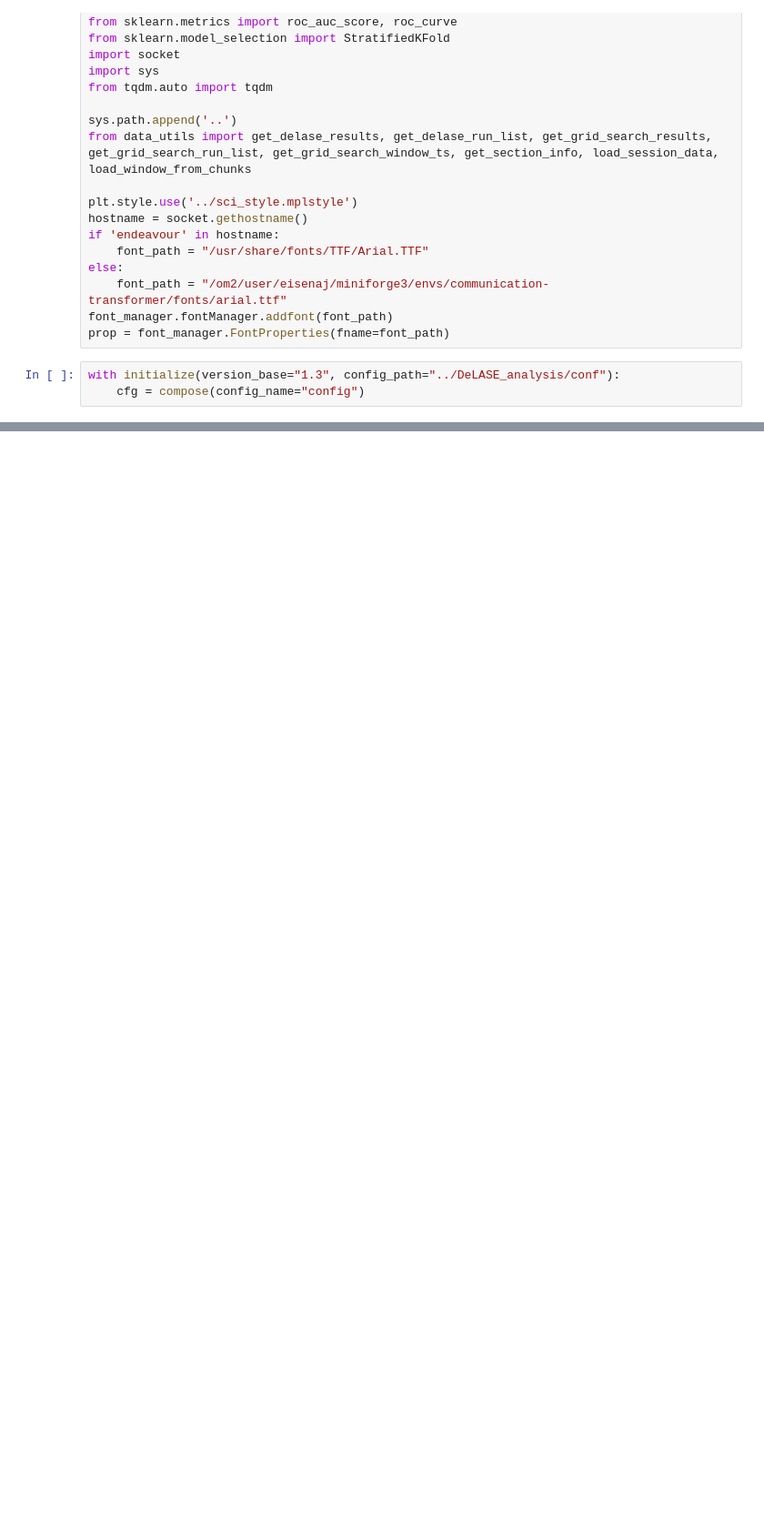
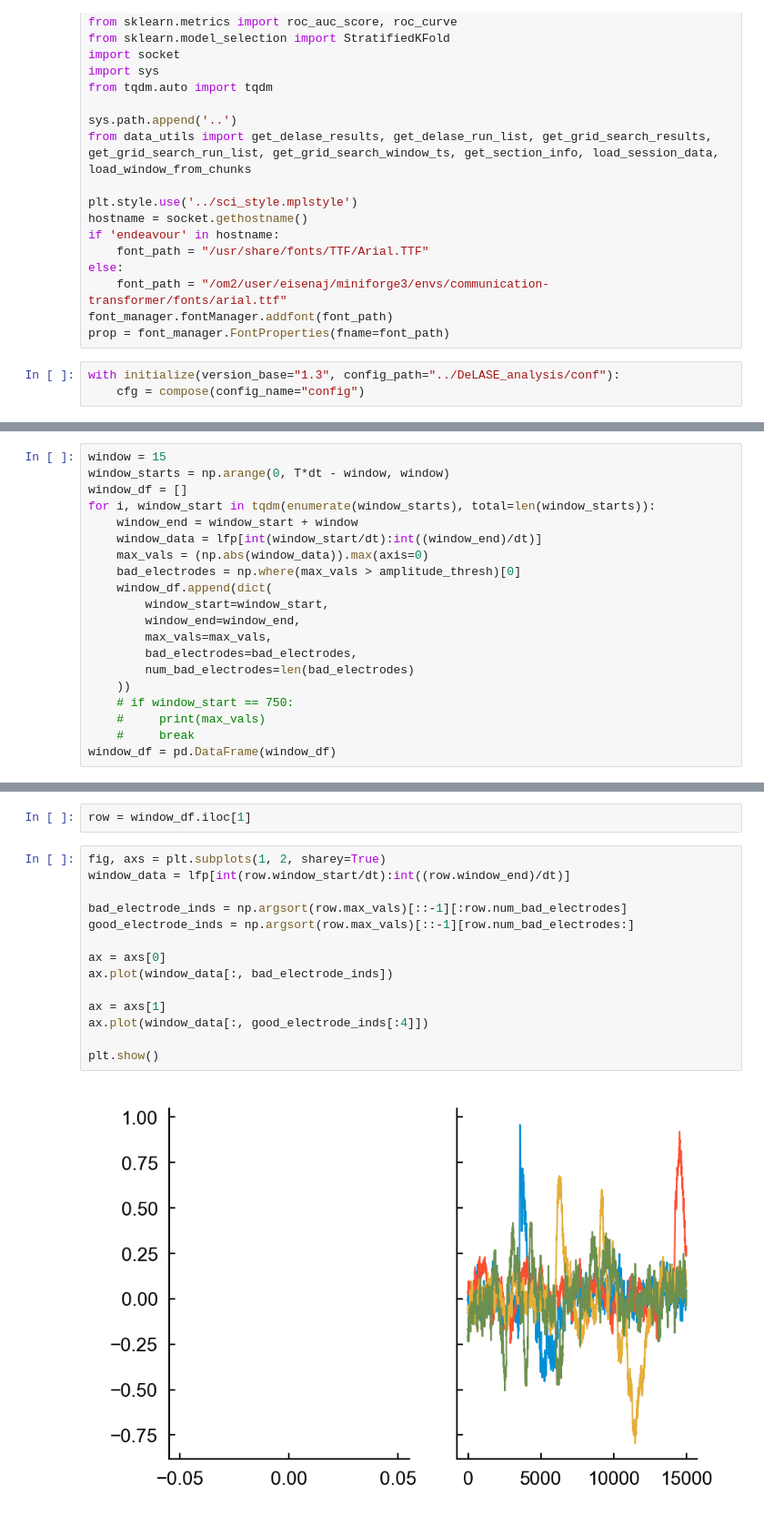
Before and after one commit to adamjeisen/UniversalUnconsciousness, a Jupyter notebook: _jupyter/2024-10-01 - Filtering Electrodes.ipynb, the cells around one changed output, grey strips where cells are left out. Shown: that part at 91% size. Saved outputs shown, nothing was run; the diff lists cells and outputs as text; blank space fills up the shorter version.

```diff
--- a/_jupyter/2024-10-01 - Filtering Electrodes.ipynb
+++ b/_jupyter/2024-10-01 - Filtering Electrodes.ipynb
@@ -295,0 +63,20 @@ len(np.where(bad_electrode_df.bad_electrode_inds.apply(lambda x: 18 in x))[0])/l
+# %%
+window = 15
+window_starts = np.arange(0, T*dt - window, window)
+window_df = []
+for i, window_start in tqdm(enumerate(window_starts), total=len(window_starts)):
+    window_end = window_start + window
+    window_data = lfp[int(window_start/dt):int((window_end)/dt)]
+    max_vals = (np.abs(window_data)).max(axis=0)
+    bad_electrodes = np.where(max_vals > amplitude_thresh)[0]
+    window_df.append(dict(
+        window_start=window_start,
+        window_end=window_end,
+        max_vals=max_vals,
+        bad_electrodes=bad_electrodes,
+        num_bad_electrodes=len(bad_electrodes)
+    ))
+    # if window_start == 750:
+    #     print(max_vals)
+    #     break
+window_df = pd.DataFrame(window_df)
@@ -295,0 +164,18 @@ len(np.where(bad_electrode_df.bad_electrode_inds.apply(lambda x: 18 in x))[0])/l
+# %%
+row = window_df.iloc[1]
+# %%
+fig, axs = plt.subplots(1, 2, sharey=True)
+window_data = lfp[int(row.window_start/dt):int((row.window_end)/dt)]
+
+bad_electrode_inds = np.argsort(row.max_vals)[::-1][:row.num_bad_electrodes]
+good_electrode_inds = np.argsort(row.max_vals)[::-1][row.num_bad_electrodes:]
+
+ax = axs[0]
+ax.plot(window_data[:, bad_electrode_inds])
+
+ax = axs[1]
+ax.plot(window_data[:, good_electrode_inds[:4]])
+
+plt.show()
+# %% [output]
+[figure, added]
```
Also changed, not shown: parts of 52 cells of this notebook, 7 other files.
